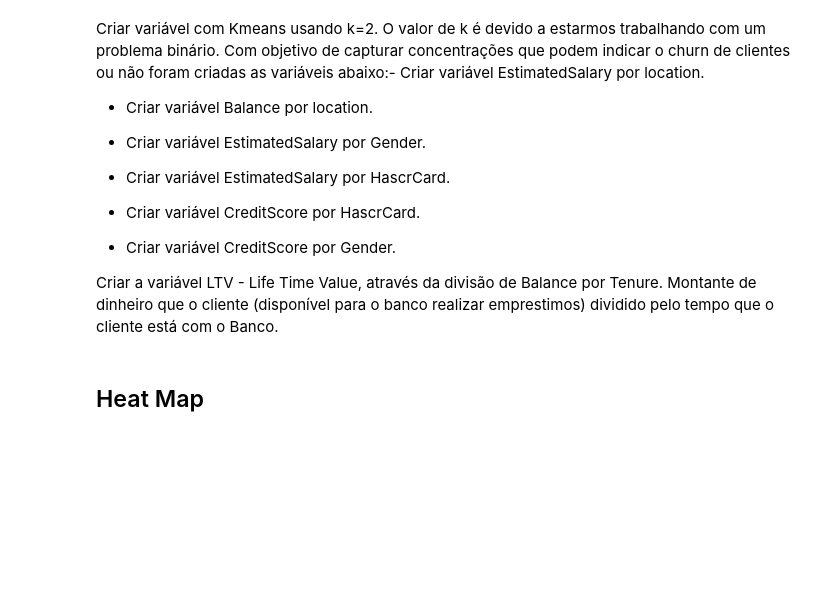
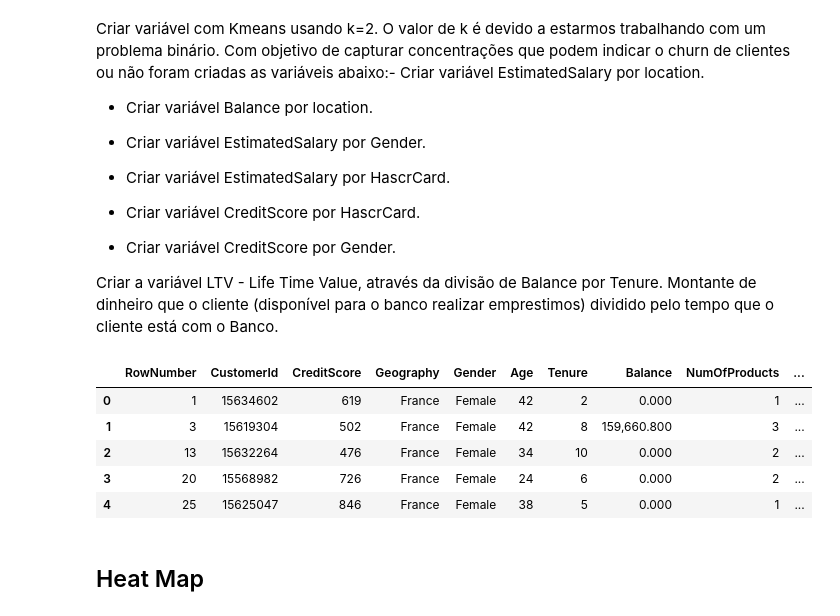
Before and after one commit to bezerraluis/Churn--Project, a Jupyter notebook: Churn.ipynb, the cells around one changed output. Cells and saved outputs as stored; diff of their text form; code cells hidden in the pictures; blank space fills up the shorter version.

```diff
--- a/Churn.ipynb
+++ b/Churn.ipynb
@@ -1183,3 +1345,35 @@ dataset = df_churn2.copy()
+# %%
+# Criar variável EstimatedSalary por hascrcard
+group_HasCrCard = dataset.groupby('HasCrCard').agg({'EstimatedSalary': ['mean']}).reset_index()
+group = pd.concat([group_HasCrCard['HasCrCard'],  group_HasCrCard['EstimatedSalary']['mean']], axis=1)
+group = group.rename(columns={"mean":"group_HasCrCard_mean"})
+dataset = dataset.merge(group, left_on='HasCrCard', right_on='HasCrCard', how='inner')
+# %%
+# Criar variável CreditScore score por Hascrcard
+group_hascrcard = dataset.groupby('HasCrCard').agg({'CreditScore': ['mean']}).reset_index()
+group = pd.concat([group_hascrcard['HasCrCard'],  group_hascrcard['CreditScore']['mean']], axis=1)
+group = group.rename(columns={"mean":"hascrcard_mean_credit"})
+dataset = dataset.merge(group, left_on='HasCrCard', right_on='HasCrCard', how='inner')
+# %%
+# Criar variável CreditScore score por Gender
+group_gender = dataset.groupby('Gender').agg({'CreditScore': ['mean']}).reset_index()
+group = pd.concat([group_gender['Gender'],  group_gender['CreditScore']['mean']], axis=1)
+group = group.rename(columns={"mean":"gender_mean_credit"})
+dataset = dataset.merge(group, left_on='Gender', right_on='Gender', how='inner')
+# %%
+# Criar variável LTV
+balance = dataset['Balance'].astype('int64')
+dataset['LTV'] = balance / (dataset['Tenure'] + 0.1)
+# %%
+# Dando uma olhada como ficou o dataset
+dataset.head()
+# %% [output]
+|  | RowNumber | CustomerId | CreditScore | Geography | Gender | Age | Tenure | Balance | NumOfProducts | ... |
+| 0 | 1 | 15634602 | 619 | France | Female | 42 | 2 | 0.000 | 1 | ... |
+| 1 | 3 | 15619304 | 502 | France | Female | 42 | 8 | 159,660.800 | 3 | ... |
+| 2 | 13 | 15632264 | 476 | France | Female | 34 | 10 | 0.000 | 2 | ... |
+| 3 | 20 | 15568982 | 726 | France | Female | 24 | 6 | 0.000 | 2 | ... |
+| 4 | 25 | 15625047 | 846 | France | Female | 38 | 5 | 0.000 | 1 | ... |
 # %% [markdown]
 ## Heat Map
 # %%
```
Also changed, not shown: parts of 180 cells of this notebook.
